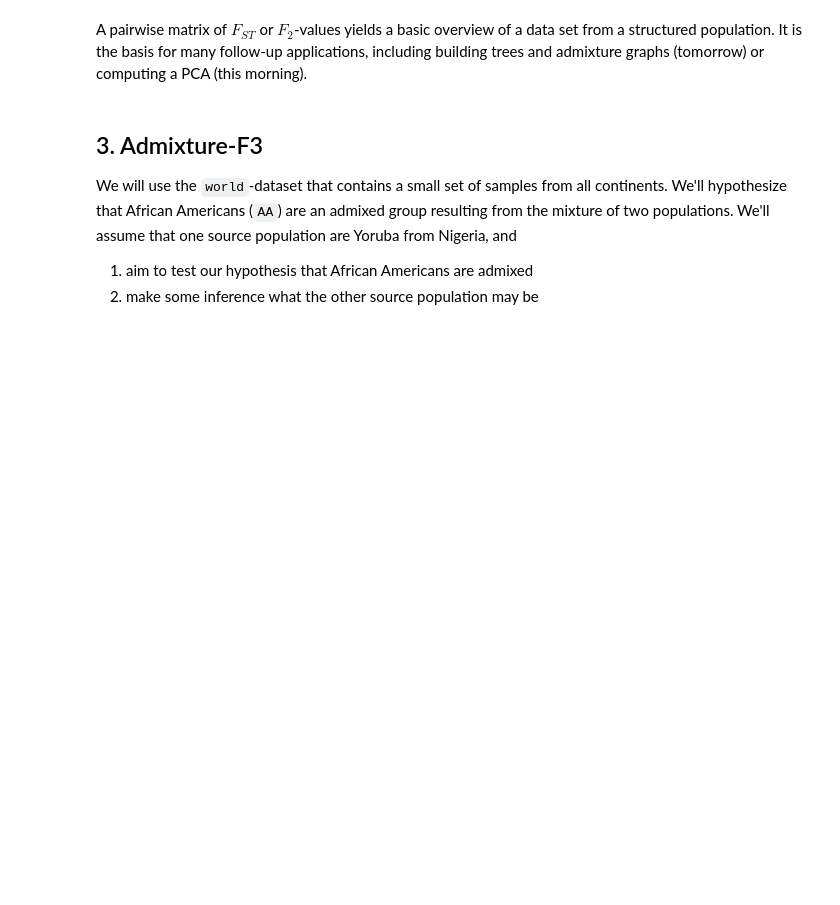
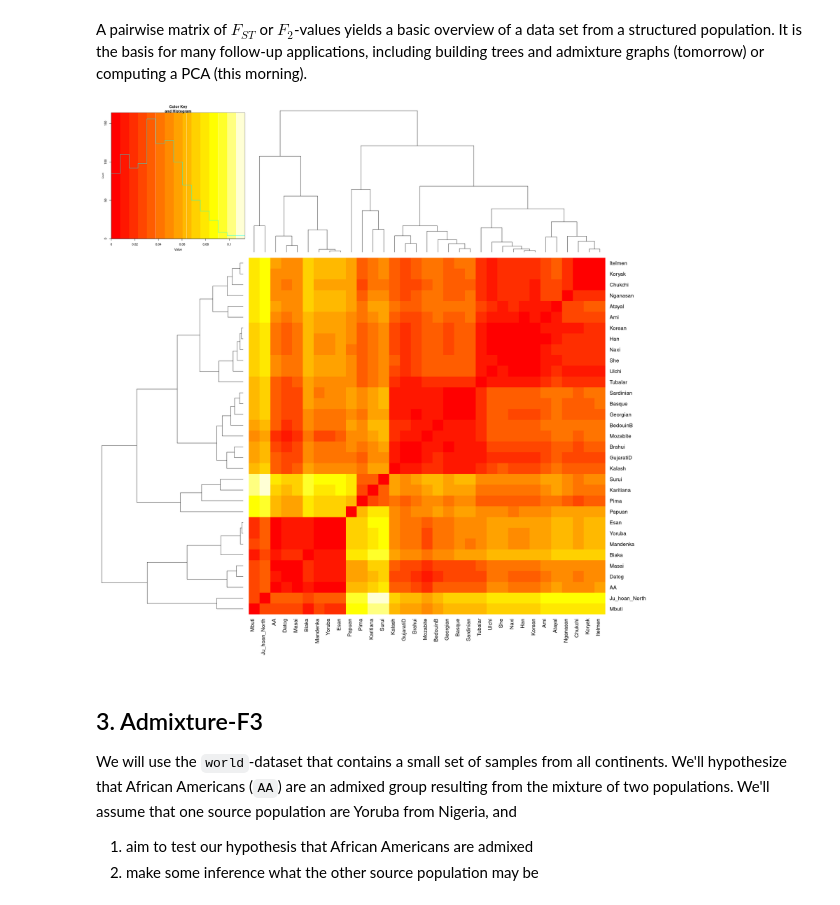
Before and after one commit to BenjaminPeter/cph_course, a Jupyter notebook: F-stats tutorial.ipynb, the cells around one changed output. Cells and saved outputs as stored; diff of their text form; code cells hidden in the pictures; blank space fills up the shorter version.

```diff
--- a/F-stats tutorial.ipynb
+++ b/F-stats tutorial.ipynb
@@ -87,8 +85,8 @@ A spec_tbl_df: 1119 × 3
 ### 2.1 calculating FST
 In general, there is a very large number of different estimators of $F_{ST}$ (see [this paper](https://www.ncbi.nlm.nih.gov/pmc/articles/PMC3759727/) for details). Here, we will use Hudson's estimator which is relatively simple and robust. We can calculate all pairwise $F_{ST}$-values using the `fst` function of `admixtools`:
 # %%
-f2s_eu = read_f2("/ricco/data/ben/fstats_tutorial/fdata/westeurasia1") #load precomputed data
-f2s_world = read_f2("/ricco/data/ben/fstats_tutorial/fdata/worldfoci2") #load precomputed data
+f2s_eu = read_f2(glue("{dd}/fdata/westeurasia1")) #load precomputed data
+f2s_world = read_f2(glue("{dd}/fdata/worldfoci2")) #load precomputed data
 
 pwfst1=fst(f2s_eu)
 pwfst2=fst(f2s_world)
@@ -119,6 +117,10 @@ fst_plot(f2s_eu, cex.label=1.5)
 **Task 1**: Create a $F_{ST}$-plot for the world data set using the same function as above. How do the results compare between the two data sets?
 # %% [markdown]
 A pairwise matrix of $F_{ST}$ or $F_2$-values yields a basic overview of a data set from a structured population. It is the basis for many follow-up applications, including building trees and admixture graphs (tomorrow) or computing a PCA (this morning).
+# %%
+fst_plot(f2s_world, cex.label=1.5)
+# %% [output]
+[figure, added]
 # %% [markdown]
 ## 3. Admixture-F3
 We will use the `world`-dataset that contains a small set of samples from all
```
Also changed, not shown: parts of 16 cells of this notebook, 2 other files.
